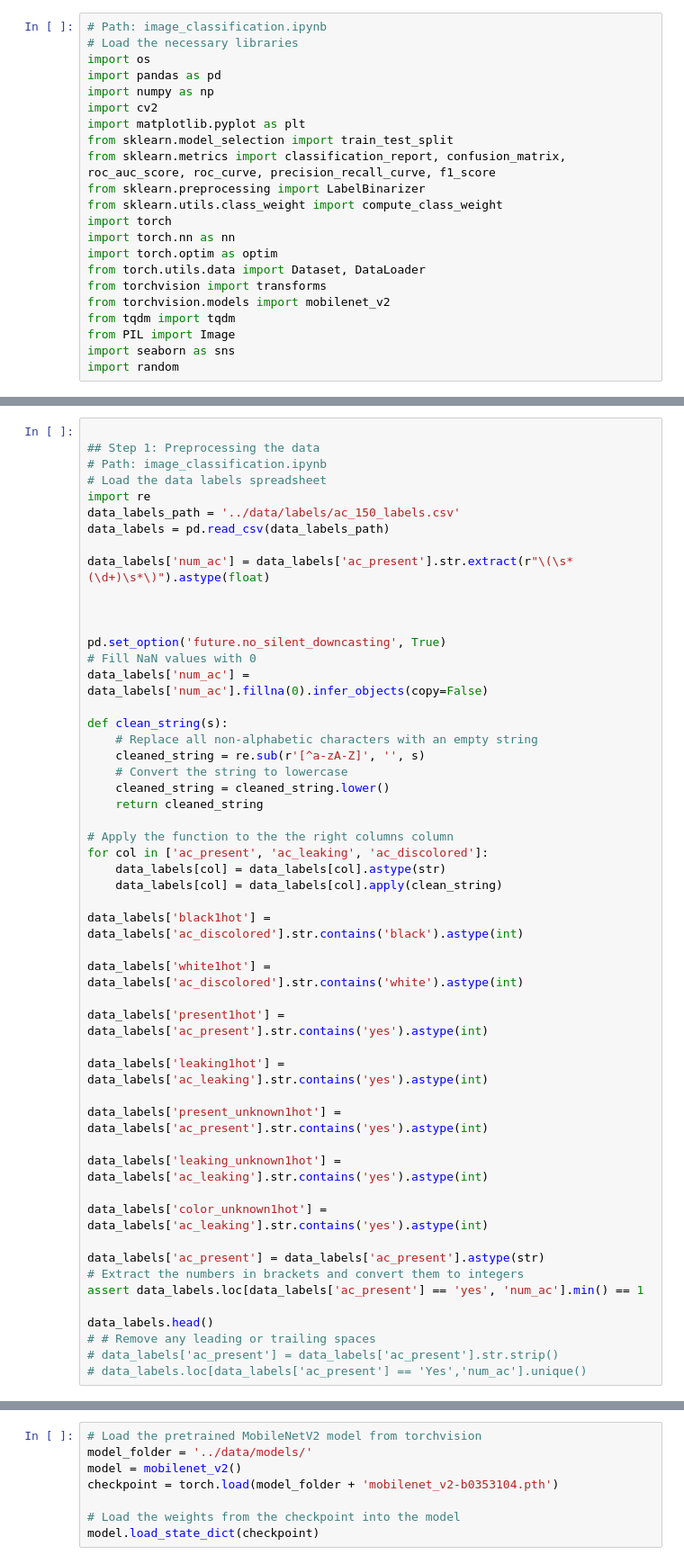
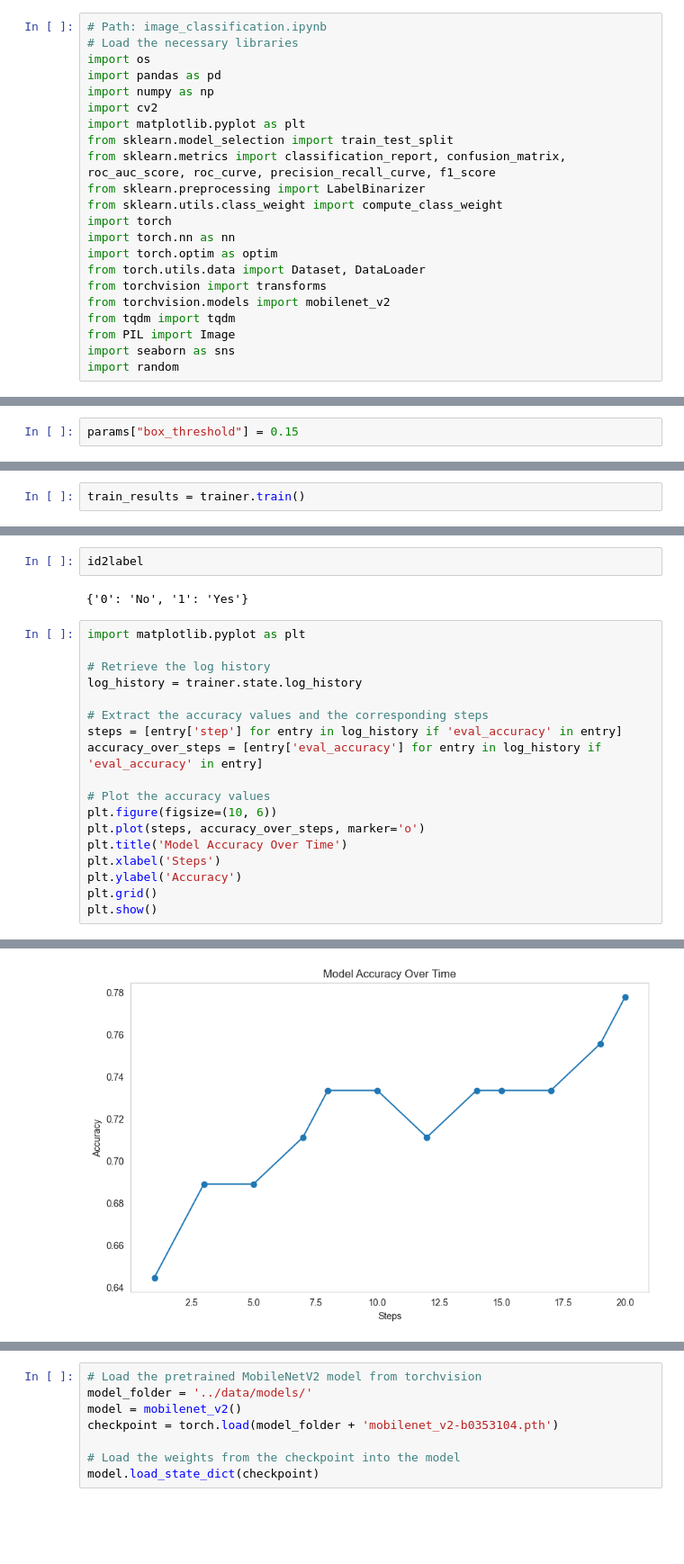
Before and after one commit to kerlinjr/satana, a Jupyter notebook: notebooks/image_calssification.ipynb, the cells around one changed output, grey strips where cells are left out. Shown at 90% size. Saved outputs shown, nothing was run; the diff lists cells and outputs as text; blank space fills up the shorter version.

```diff
--- a/notebooks/image_calssification.ipynb
+++ b/notebooks/image_calssification.ipynb
@@ -113,0 +405,2 @@ import random
+# %%
+params["box_threshold"] = 0.15
@@ -120,0 +569,2 @@ random.seed(random_seed)
+# %%
+train_results = trainer.train()
@@ -121,52 +590,23 @@ random.seed(random_seed)
+# %%
+id2label
+# %% [output]
+{'0': 'No', '1': 'Yes'}
 # %%
+import matplotlib.pyplot as plt
 
-## Step 1: Preprocessing the data
-# Path: image_classification.ipynb
-# Load the data labels spreadsheet
-import re
-data_labels_path = '../data/labels/ac_150_labels.csv'
-data_labels = pd.read_csv(data_labels_path)
+# Retrieve the log history
+log_history = trainer.state.log_history
 
-data_labels['num_ac'] = data_labels['ac_present'].str.extract(r"\(\s*(\d+)\s*\)").astype(float)
+# Extract the accuracy values and the corresponding steps
+steps = [entry['step'] for entry in log_history if 'eval_accuracy' in entry]
+accuracy_over_steps = [entry['eval_accuracy'] for entry in log_history if 'eval_accuracy' in entry]
 
-
-
-pd.set_option('future.no_silent_downcasting', True)
-# Fill NaN values with 0
-data_labels['num_ac'] = data_labels['num_ac'].fillna(0).infer_objects(copy=False)
-
-def clean_string(s):
-    # Replace all non-alphabetic characters with an empty string
-    cleaned_string = re.sub(r'[^a-zA-Z]', '', s)
-    # Convert the string to lowercase
-    cleaned_string = cleaned_string.lower()
-    return cleaned_string
-
-# Apply the function to the the right columns column
-for col in ['ac_present', 'ac_leaking', 'ac_discolored']:
-    data_labels[col] = data_labels[col].astype(str)
-    data_labels[col] = data_labels[col].apply(clean_string)
-
-data_labels['black1hot'] = data_labels['ac_discolored'].str.contains('black').astype(int)
-
-data_labels['white1hot'] = data_labels['ac_discolored'].str.contains('white').astype(int)
-
-data_labels['present1hot'] = data_labels['ac_present'].str.contains('yes').astype(int)
-
-data_labels['leaking1hot'] = data_labels['ac_leaking'].str.contains('yes').astype(int)
-
-data_labels['present_unknown1hot'] = data_labels['ac_present'].str.contains('yes').astype(int)
-
-data_labels['leaking_unknown1hot'] = data_labels['ac_leaking'].str.contains('yes').astype(int)
-
-data_labels['color_unknown1hot'] = data_labels['ac_leaking'].str.contains('yes').astype(int)
-
-data_labels['ac_present'] = data_labels['ac_present'].astype(str)
-# Extract the numbers in brackets and convert them to integers
-assert data_labels.loc[data_labels['ac_present'] == 'yes', 'num_ac'].min() == 1
-
-data_labels.head()
-# # Remove any leading or trailing spaces
-# data_labels['ac_present'] = data_labels['ac_present'].str.strip()
-# data_labels.loc[data_labels['ac_present'] == 'Yes','num_ac'].unique()
+# Plot the accuracy values
+plt.figure(figsize=(10, 6))
+plt.plot(steps, accuracy_over_steps, marker='o')
+plt.title('Model Accuracy Over Time')
+plt.xlabel('Steps')
+plt.ylabel('Accuracy')
+plt.grid()
+plt.show()
 # %% [output]
@@ -178,0 +613 @@ data_labels.head()
+[figure, added]
```
Also changed, not shown: parts of 34 cells of this notebook, 2 other files.
